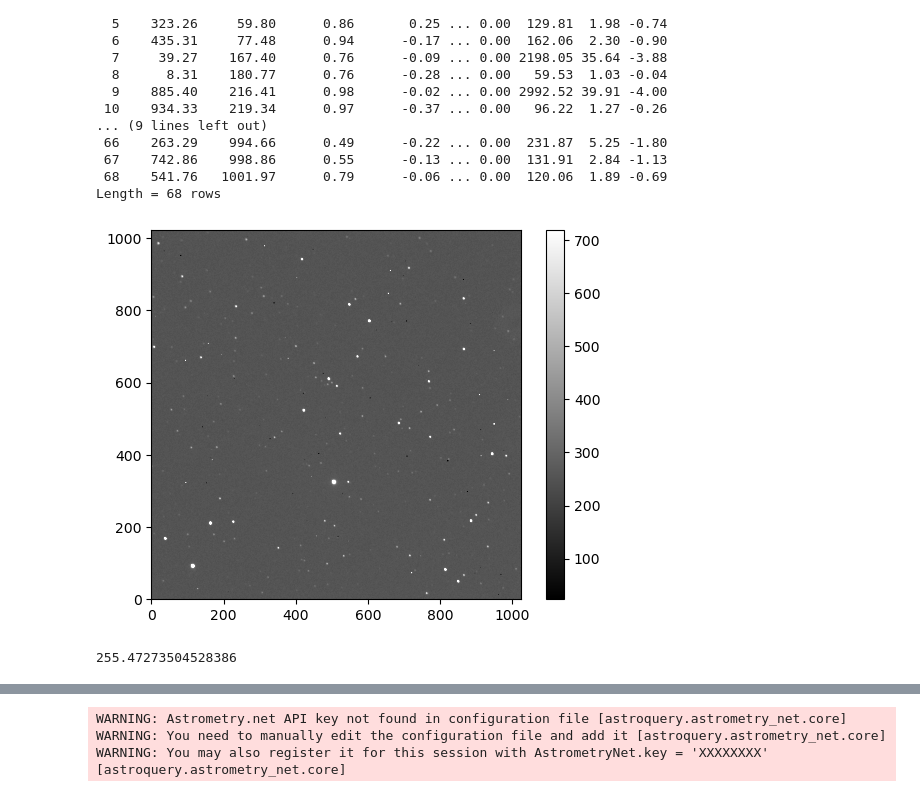
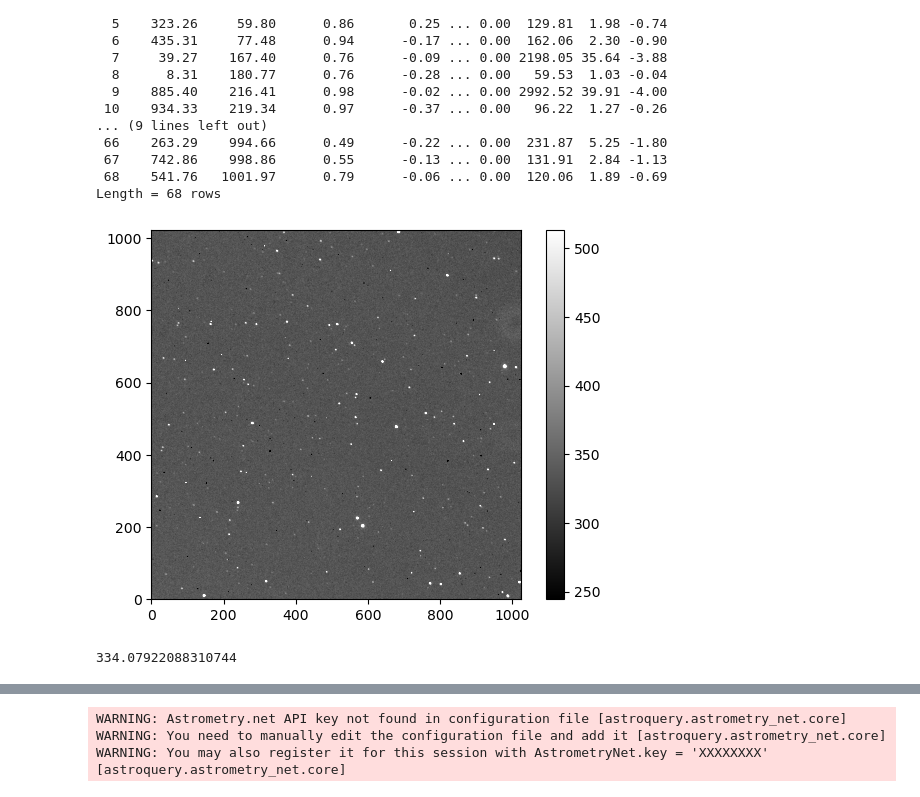
Before and after one commit to Zhengjingyi0823/AST443-Group5, a Jupyter notebook: AST443 Lab2.ipynb, the cells around one changed output, grey strips where cells are left out. Saved outputs shown, nothing was run; the diff lists cells and outputs as text; code cells hidden in the pictures.

```diff
--- a/AST443 Lab2.ipynb
+++ b/AST443 Lab2.ipynb
@@ -189,15 +199,15 @@ def show_image(data, cmap='gray'):
 # %%
 # norm = simple_norm(calibrated_science_withflat[0], 'sqrt')
 
 # positions = np.transpose((426.9475, 798.2625))
 # apertures = CircularAperture(positions, r=5.0)
 #apertures.plot(color='blue', lw=1.5, alpha=0.5)
 
-show_image(calibrated_science_withflat[0])
-print(np.mean(calibrated_science_withflat[0]))
+show_image(calibrated_science_withflat[143])
+print(np.mean(calibrated_science_withflat[143]))
 # %% [output]
-[figure, old version]
+[figure, new version]
-255.47273504528386
+334.07922088310744
 # %%
 good_frames=[]
 for i in range(len(calibrated_science_withflat)):
```
Also changed, not shown: parts of 85 cells of this notebook.
